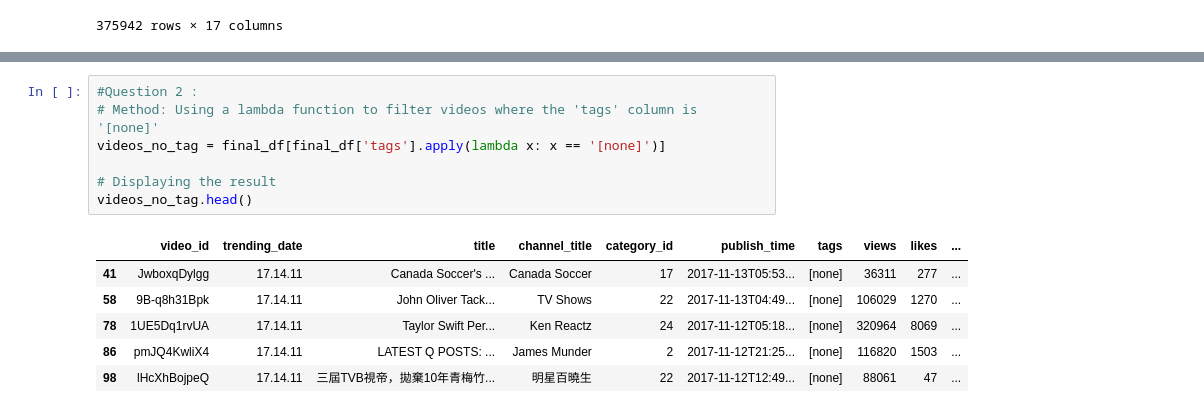
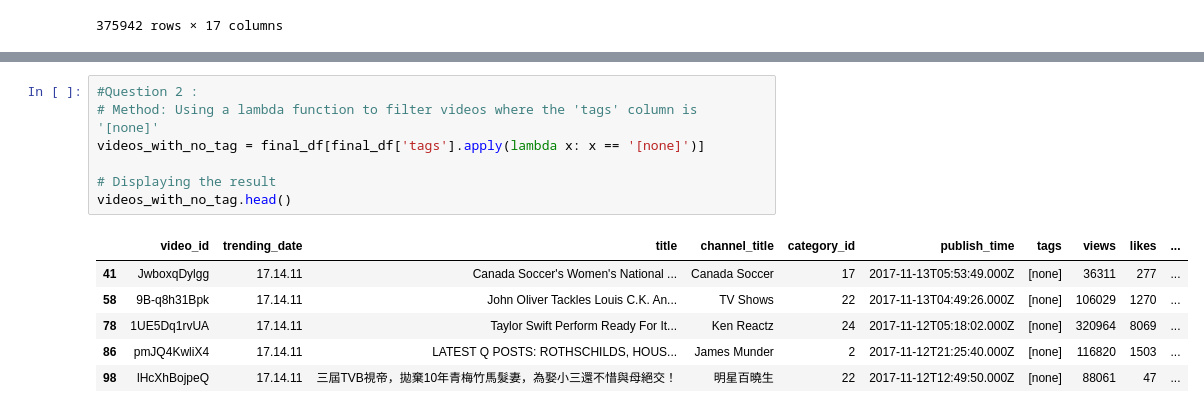
Before and after one commit to baharrobaty/Python-Project, a Jupyter notebook: PythonProject.ipynb, the cells around one changed output, grey strips where cells are left out. Drawn from its saved outputs; the diff is of its cells as text.

```diff
--- a/PythonProject.ipynb
+++ b/PythonProject.ipynb
@@ -217,14 +240,14 @@ final_df
 # %%
 #Question 2 :
 # Method: Using a lambda function to filter videos where the 'tags' column is '[none]'
-videos_no_tag = final_df[final_df['tags'].apply(lambda x: x == '[none]')]
+videos_with_no_tag = final_df[final_df['tags'].apply(lambda x: x == '[none]')]
 
 # Displaying the result
-videos_no_tag.head()
+videos_with_no_tag.head()
 # %% [output]
 |  | video_id | trending_date | title | channel_title | category_id | publish_time | tags | views | likes | ... |
-| 41 | JwboxqDylgg | 17.14.11 | Canada Soccer's ... | Canada Soccer | 17 | 2017-11-13T05:53... | [none] | 36311 | 277 | ... |
-| 58 | 9B-q8h31Bpk | 17.14.11 | John Oliver Tack... | TV Shows | 22 | 2017-11-13T04:49... | [none] | 106029 | 1270 | ... |
-| 78 | 1UE5Dq1rvUA | 17.14.11 | Taylor Swift Per... | Ken Reactz | 24 | 2017-11-12T05:18... | [none] | 320964 | 8069 | ... |
-| 86 | pmJQ4KwliX4 | 17.14.11 | LATEST Q POSTS: ... | James Munder | 2 | 2017-11-12T21:25... | [none] | 116820 | 1503 | ... |
-| 98 | lHcXhBojpeQ | 17.14.11 | 三屆TVB視帝，拋棄10年青梅竹... | 明星百曉生 | 22 | 2017-11-12T12:49... | [none] | 88061 | 47 | ... |
+| 41 | JwboxqDylgg | 17.14.11 | Canada Soccer's Women's National ... | Canada Soccer | 17 | 2017-11-13T05:53:49.000Z | [none] | 36311 | 277 | ... |
+| 58 | 9B-q8h31Bpk | 17.14.11 | John Oliver Tackles Louis C.K. An... | TV Shows | 22 | 2017-11-13T04:49:26.000Z | [none] | 106029 | 1270 | ... |
+| 78 | 1UE5Dq1rvUA | 17.14.11 | Taylor Swift Perform Ready For It... | Ken Reactz | 24 | 2017-11-12T05:18:02.000Z | [none] | 320964 | 8069 | ... |
+| 86 | pmJQ4KwliX4 | 17.14.11 | LATEST Q POSTS: ROTHSCHILDS, HOUS... | James Munder | 2 | 2017-11-12T21:25:40.000Z | [none] | 116820 | 1503 | ... |
+| 98 | lHcXhBojpeQ | 17.14.11 | 三屆TVB視帝，拋棄10年青梅竹馬髮妻，為娶小三還不惜與母絕交！ | 明星百曉生 | 22 | 2017-11-12T12:49:50.000Z | [none] | 88061 | 47 | ... |
```
Also changed, not shown: parts of 5 cells of this notebook.
